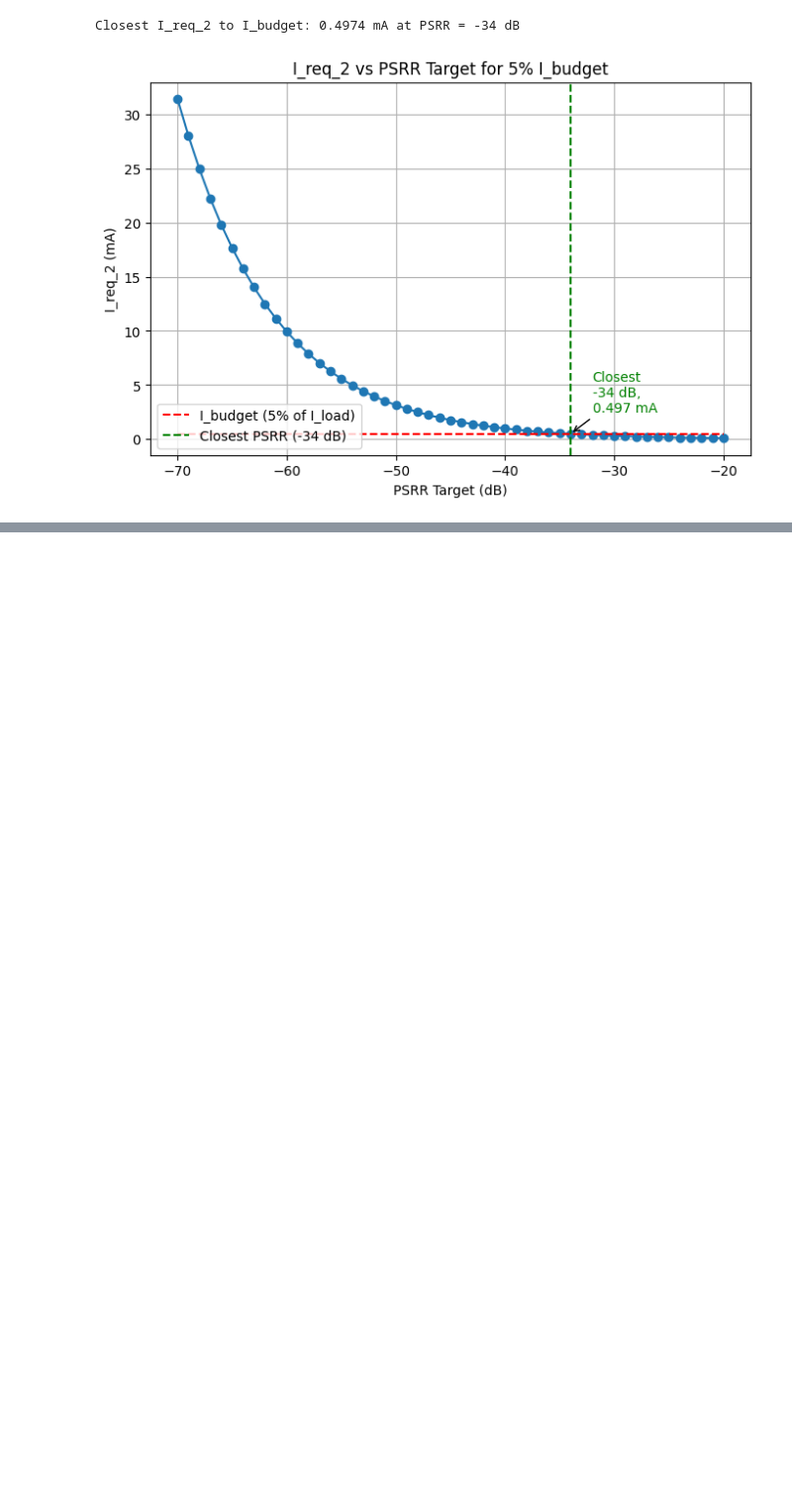
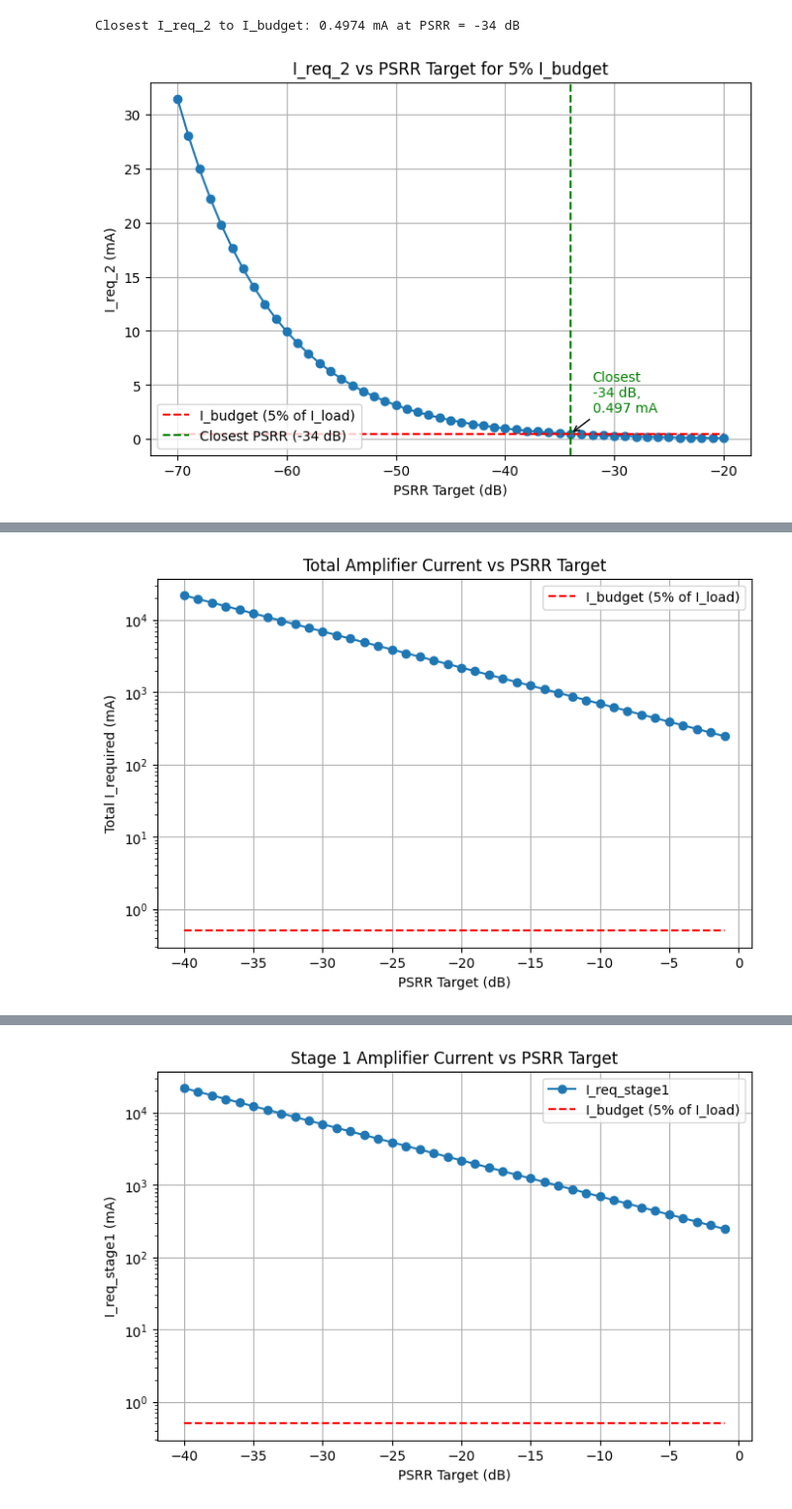
Before and after one commit to Sakthi-Kalidasan/C_ID_repo, a Jupyter notebook: LDO/LDO_Analysis.ipynb, the cells around one changed output, grey strips where cells are left out. Shown: that part at 99% size. Drawn from its saved outputs; the diff is of its cells as text; code cells hidden in the pictures; blank space fills up the shorter version.

```diff
--- a/LDO/LDO_Analysis.ipynb
+++ b/LDO/LDO_Analysis.ipynb
@@ -303,0 +489,14 @@ Closest I_req_2 to I_budget: 0.4974 mA at PSRR = -34 dB
+# %%
+# Test the estimate_amplifier_stages function using available variables
+csv_file = "sf_nmos_char_vg_1_3.csv"
+PSRR_target_dB = -40
+I_budget = (5/100) * I_load  # 5% of I_load
+kgm_max = 25
+
+result = estimate_amplifier_stages(csv_file, PSRR_target_dB, I_budget, kgm_max)
+print("Amplifier stages estimation result:")
+for k, v in result.items():
+    if isinstance(v, float) or isinstance(v, np.floating):
+        print(f"{k}: {v:.4e}")
+    else:
+        print(f"{k}: {v}")
@@ -303,0 +516,50 @@ Closest I_req_2 to I_budget: 0.4974 mA at PSRR = -34 dB
+# %%
+I_budget = (5/100) * I_load  # 5% of I_load
+
+PSRR_sweep = np.arange(-40, 0, 1)
+I_total_list = []
+for psrr_db in PSRR_sweep:
+    res = estimate_amplifier_stages(csv_file, psrr_db, I_budget, kgm_max)
+    I_total_list.append(res['I_req_total'])
+
+plt.figure(figsize=(8,5))
+plt.plot(PSRR_sweep, np.array(I_total_list)*1e3, marker='o')
+plt.hlines(I_budget*1e3, PSRR_sweep[0], PSRR_sweep[-1], color='r', linestyle='--', label='I_budget (5% of I_load)')
+plt.yscale('log')
+plt.xlabel('PSRR Target (dB)')
+plt.ylabel('Total I_required (mA)')
+plt.title('Total Amplifier Current vs PSRR Target')
+plt.legend()
+plt.grid(True)
+plt.show()
+
+I_req_stage1_list = []
+I_req_stage2_list = []
+
+for psrr_db in PSRR_sweep:
+    res = estimate_amplifier_stages(csv_file, psrr_db, I_budget, kgm_max)
+    I_req_stage1_list.append(res['I_req_stage1'])
+    I_req_stage2_list.append(res['I_req_stage2'])
+
+plt.figure(figsize=(8,5))
+plt.plot(PSRR_sweep, np.array(I_req_stage1_list)*1e3, marker='o', label='I_req_stage1')
+plt.hlines(I_budget*1e3, PSRR_sweep[0], PSRR_sweep[-1], color='r', linestyle='--', label='I_budget (5% of I_load)')
+plt.yscale('log')
+plt.xlabel('PSRR Target (dB)')
+plt.ylabel('I_req_stage1 (mA)')
+plt.title('Stage 1 Amplifier Current vs PSRR Target')
+plt.legend()
+plt.grid(True)
+plt.show()
+
+plt.figure(figsize=(8,5))
+plt.plot(PSRR_sweep, np.array(I_req_stage2_list)*1e3, marker='o', label='I_req_stage2')
+plt.hlines(I_budget*1e3, PSRR_sweep[0], PSRR_sweep[-1], color='r', linestyle='--', label='I_budget (5% of I_load)')
+plt.yscale('log')
+plt.xlabel('PSRR Target (dB)')
+plt.ylabel('I_req_stage2 (mA)')
+plt.title('Stage 2 Amplifier Current vs PSRR Target')
+plt.legend()
+plt.grid(True)
+plt.show()
+# %% [output]
@@ -303,0 +583 @@ Closest I_req_2 to I_budget: 0.4974 mA at PSRR = -34 dB
+[figure, added]
@@ -303,0 +601 @@ Closest I_req_2 to I_budget: 0.4974 mA at PSRR = -34 dB
+[figure, added]
```
Also changed, not shown: parts of 18 cells of this notebook, 1 other file.
